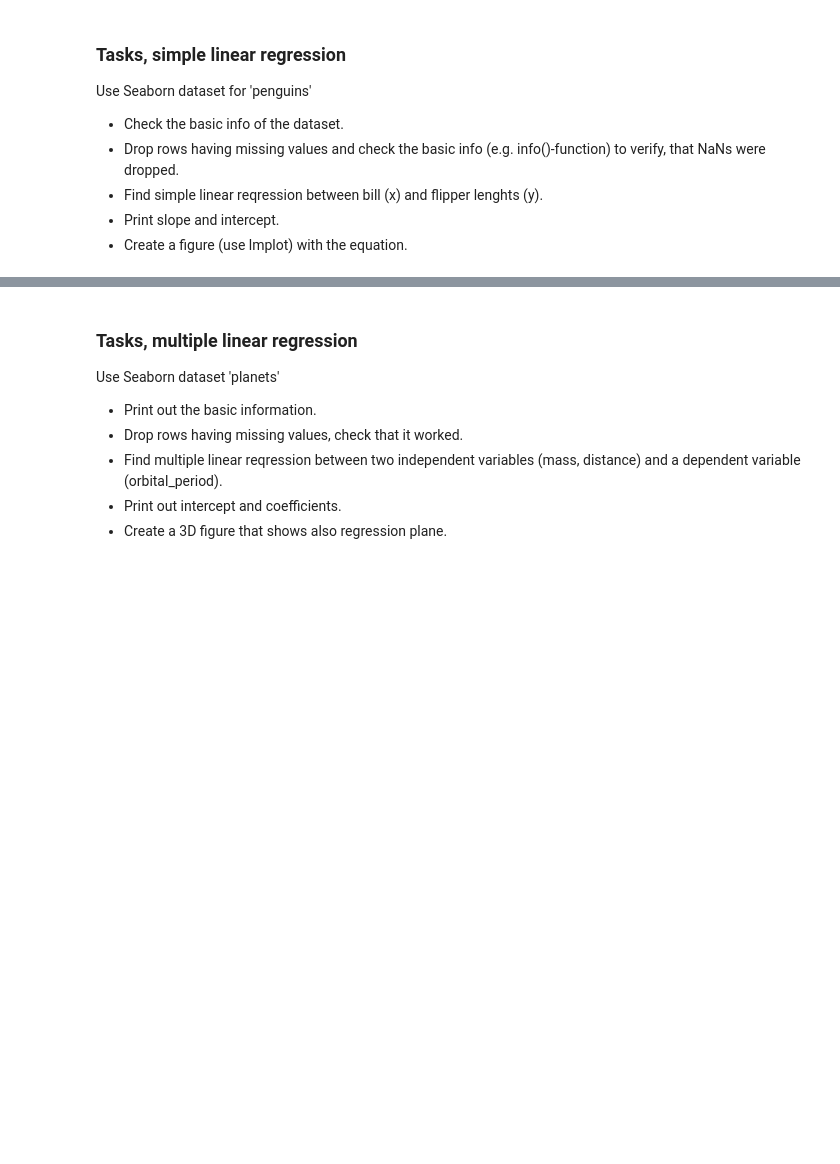
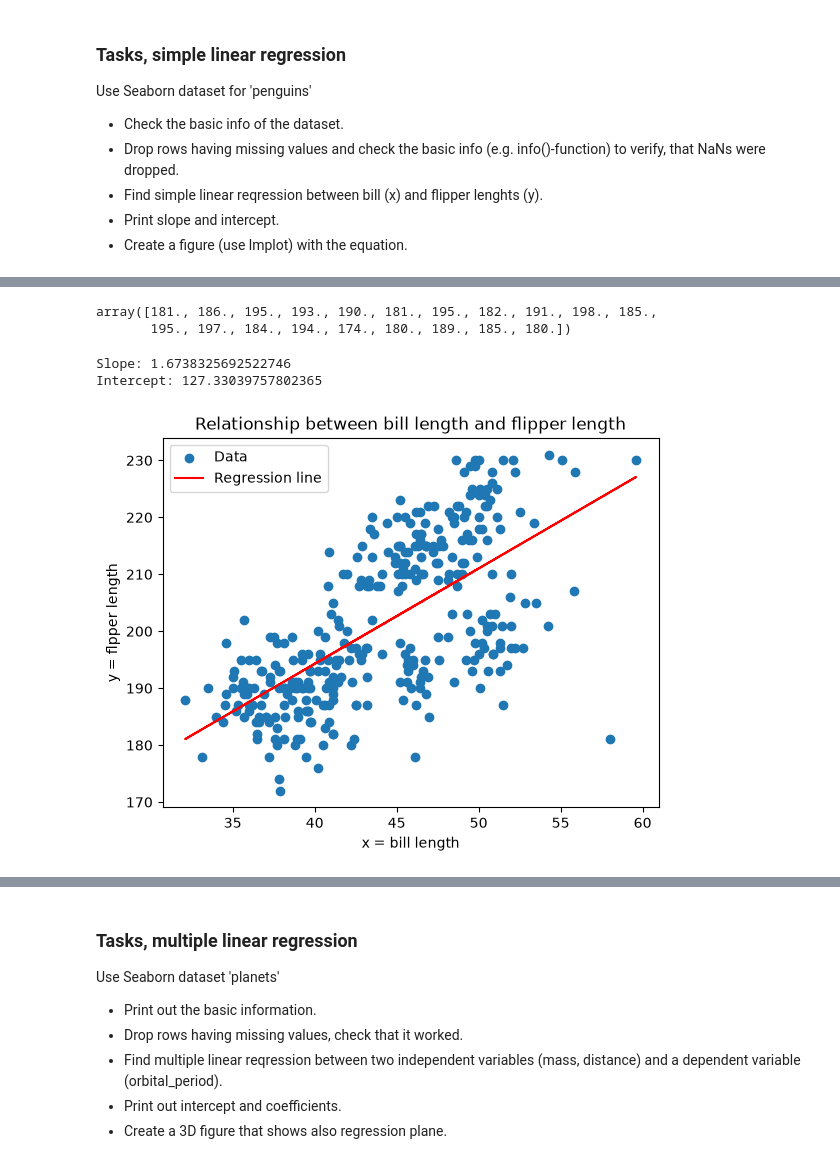
Before and after one commit to buicaothe/PYTHON, a Jupyter notebook: DATA MANAGEMENT/Labweek43/DataScaling_LinearRegression.ipynb, the cells around one changed output, grey strips where cells are left out. Cells and saved outputs as stored; diff of their text form; code cells hidden in the pictures; blank space fills up the shorter version.

```diff
--- a/DATA MANAGEMENT/Labweek43/DataScaling_LinearRegression.ipynb
+++ b/DATA MANAGEMENT/Labweek43/DataScaling_LinearRegression.ipynb
@@ -624,0 +876,3 @@ Use Seaborn dataset for 'penguins'
+# %%
+# drop NaN:
+df_pen=df_pen.dropna()
@@ -624,0 +936,6 @@ Use Seaborn dataset for 'penguins'
+# %%
+# Create vector x containing the data 'bill_length_mm' as 1-dimensional ndarray
+x = df_pen['bill_length_mm'].values.reshape(-1,1)
+print("shape:", x.shape)
+# show 10 first items of the array x
+print("first 10 values of x:", x[0:10])
@@ -624,0 +968,33 @@ Use Seaborn dataset for 'penguins'
+# %%
+# create vector y containing the data 'tip'
+y = df_pen['flipper_length_mm'].values
+# show 20 first items of the array y
+y[0:20]
+# %% [output]
+array([181., 186., 195., 193., 190., 181., 195., 182., 191., 198., 185.,
+       195., 197., 184., 194., 174., 180., 189., 185., 180.])
+# %%
+# Create linear regression model
+model = LinearRegression()
+# fit the data
+model.fit(x, y)
+# calculate the coefficients
+slope = model.coef_[0]
+intercept = model.intercept_
+print(f"Slope: {slope}")
+print(f"Intercept: {intercept}")
+# %% [output]
+Slope: 1.6738325692522746
+Intercept: 127.33039757802365
+# %%
+# Visualise the results
+# show the scatter diagram for the data and the linear regression line
+plt.scatter(x, y, label='Data')
+plt.plot(x, model.predict(x), color='red', label='Regression line')
+plt.xlabel('x = bill length')
+plt.ylabel('y = flpper length')
+plt.title('Relationship between bill length and flipper length')
+plt.legend()
+plt.show()
+# %% [output]
+[figure, added]
```
Also changed, not shown: parts of 51 cells of this notebook, 1 other file.
